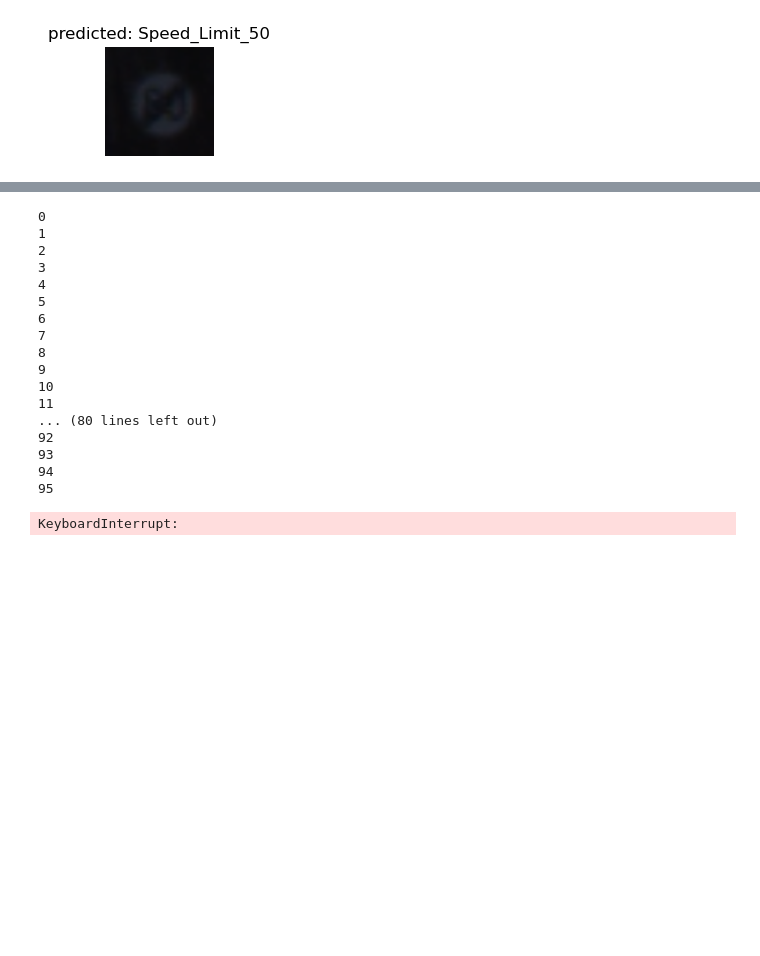
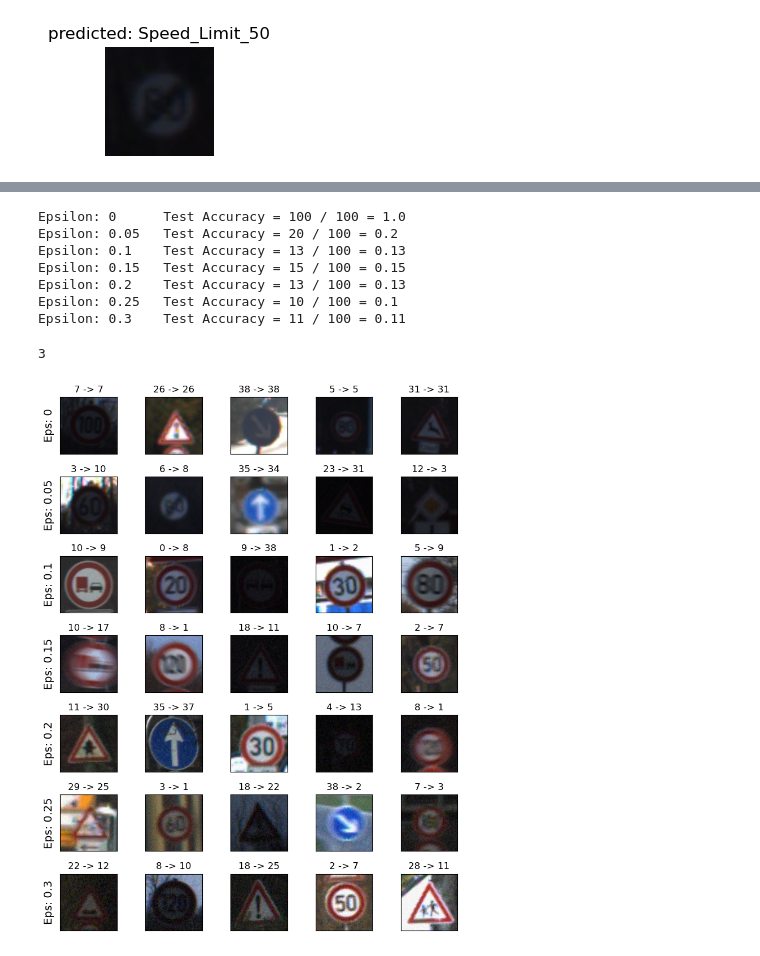
Before and after one commit to Tobstab/Adversarial_System, a Jupyter notebook: final-year-project-v1.ipynb, the cells around one changed output, grey strips where cells are left out. Saved outputs shown, nothing was run; the diff lists cells and outputs as text; code cells hidden in the pictures; blank space fills up the shorter version.

```diff
--- a/final-year-project-v1.ipynb
+++ b/final-year-project-v1.ipynb
@@ -330,10 +330,10 @@ def fgsm_atk(img, epsilon, data_grad):
     sign_data_grad = data_grad.sign()
 
     #create the perturbed image by adjusting each pixel of the input image
-    perturbed_image = img +epsilon*sign_data_grad
+    perturbed_image = img +(epsilon*sign_data_grad)
 
     #add clipping to maintain [0,1] range
-    perturbed_image = torch.clamp(perturbed_image, 0,1)
+    # perturbed_image = torch.clamp(perturbed_image, 0,1)
 
     #Return the perturbed image
     return perturbed_image
@@ -346,7 +346,8 @@ def test(model, epsilon, num_images=6):
     images_so_far=0
     # Loop over all examples in test set
     for i, (data, target) in enumerate(dataset_loader['test']):
-
+        if images_so_far >= num_images*10:
+            break
         # Send the data and label to the device
         data, target = data.to(device), target.to(device)
 
@@ -358,13 +359,14 @@ def test(model, epsilon, num_images=6):
         init_pred = output.max(1, keepdim=True)[1] # get the index of the max log-probability
 
         # If the initial prediction is wrong, dont bother attacking, just move on
+
         for i in range(len(init_pred)):
             if init_pred[i].item() != target[i].item():
                 continue
 
-            if images_so_far >= num_images*32:
+            if images_so_far >= num_images*10:
                 break
-            print(images_so_far)
+
             images_so_far+=1
 
             # Calculate the loss
@@ -393,14 +395,13 @@ def test(model, epsilon, num_images=6):
                 # Special case for saving 0 epsilon examples
                 if (epsilon == 0) and (len(adv_examples) < 5):
                     adv_ex = perturbed_data.squeeze().detach().cpu().numpy()
-                    adv_examples.append( (init_pred[i].item(), final_pred[i].item(), adv_ex) )
+                    adv_examples.append( (init_pred[i].item(), final_pred[i].item(), adv_ex[i]) )
             else:
                 # Save some adv examples for visualization later
                 if len(adv_examples) < 5:
                     adv_ex = perturbed_data.squeeze().detach().cpu().numpy()
-                    adv_examples.append( (init_pred[i].item(), final_pred[i].item(), adv_ex) )
-        if images_so_far > num_images*32:
-                break
+                    adv_examples.append( (init_pred[i].item(), final_pred[i].item(), adv_ex[i]) )
+
 
     # Calculate final accuracy for this epsilon
     final_acc = correct/float(images_so_far)
@@ -411,29 +412,45 @@ def test(model, epsilon, num_images=6):
 # %%
 accuracies = []
 examples = []
-epsilons=[0,0.05,0.1]
+epsilons=[0,0.05,0.1,0.15,0.2,0.25,0.3]
 
 # Run test for each epsilon
 for eps in epsilons:
-    acc, ex = test(model_ft, eps,3)
+    acc, ex = test(model_ft, eps,10)
     accuracies.append(acc)
     examples.append(ex)
 # %% [output]
-0
-1
-2
-3
-4
-5
-6
-7
-8
-9
-10
-11
-... (80 lines left out)
-92
-93
-94
-95
+Epsilon: 0      Test Accuracy = 100 / 100 = 1.0
+Epsilon: 0.05   Test Accuracy = 20 / 100 = 0.2
+Epsilon: 0.1    Test Accuracy = 13 / 100 = 0.13
+Epsilon: 0.15   Test Accuracy = 15 / 100 = 0.15
+Epsilon: 0.2    Test Accuracy = 13 / 100 = 0.13
+Epsilon: 0.25   Test Accuracy = 10 / 100 = 0.1
+Epsilon: 0.3    Test Accuracy = 11 / 100 = 0.11
-KeyboardInterrupt:
+# %%
+print(len(examples[0][0][2]))
+# %% [output]
+3
+# %%
+cnt=0
+plt.figure(figsize=(8,10))
+for i in range(len(epsilons)):
+    for j in range(len(examples[i])):
+        cnt+=1
+        plt.subplot(len(epsilons), len(examples[0]),cnt)
+        plt.xticks([], [])
+        plt.yticks([], [])
+        if j == 0:
+            plt.ylabel("Eps: {}".format(epsilons[i]), fontsize=14)
+        orig,adv,ex=examples[i][j]
+        plt.title('{} -> {}'.format(orig,adv))
+        ex = ex.transpose((1, 2, 0))
+        mean = np.array([0.485, 0.456, 0.406])
+        std = np.array([0.229, 0.224, 0.225])
+        ex = std * ex + mean
+        ex = np.clip(ex, 0, 1)
+        plt.imshow(ex)
+plt.tight_layout()
+plt.show()
+# %% [output]
+[figure, added]
```
Also changed, not shown: parts of 4 cells of this notebook.
